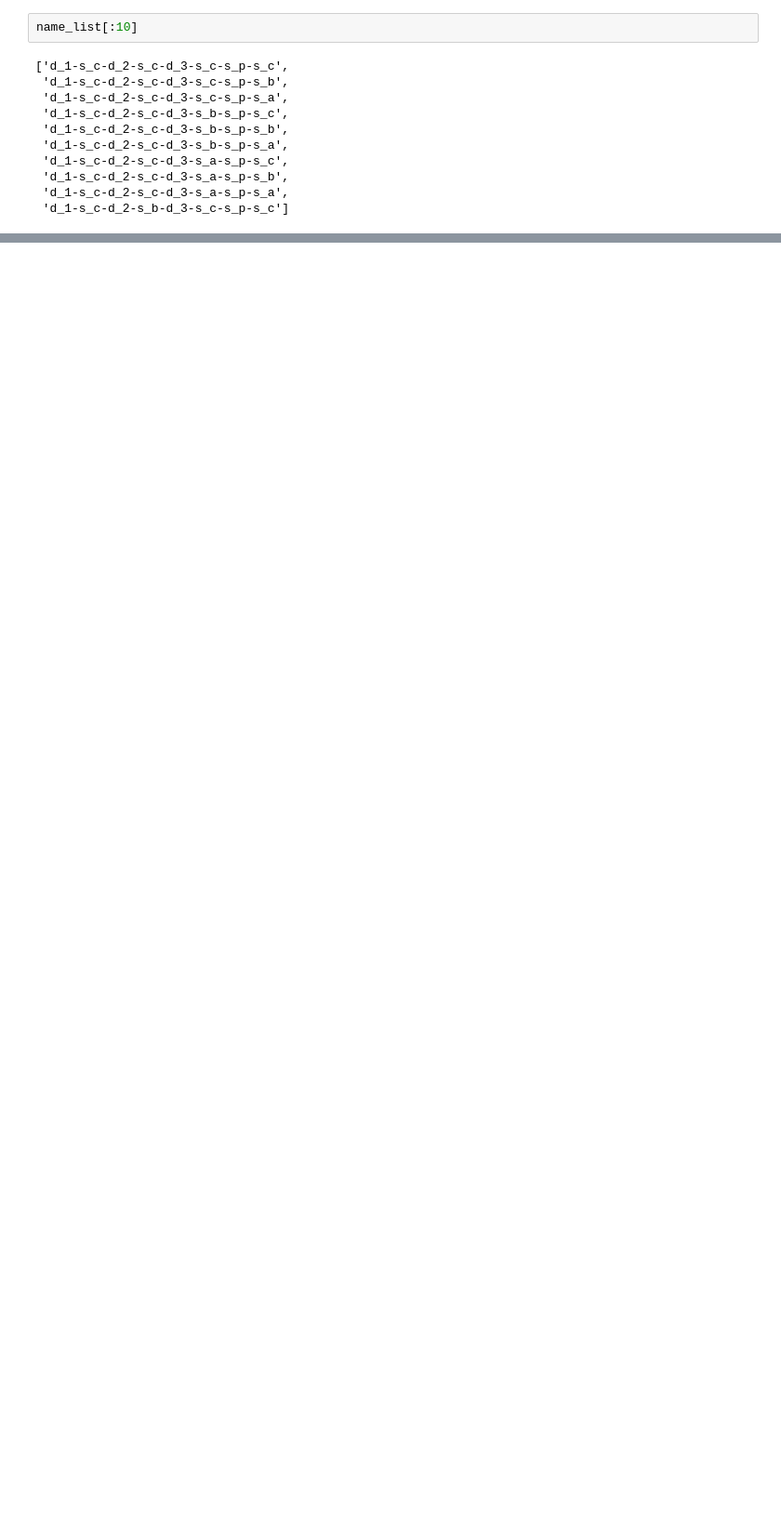
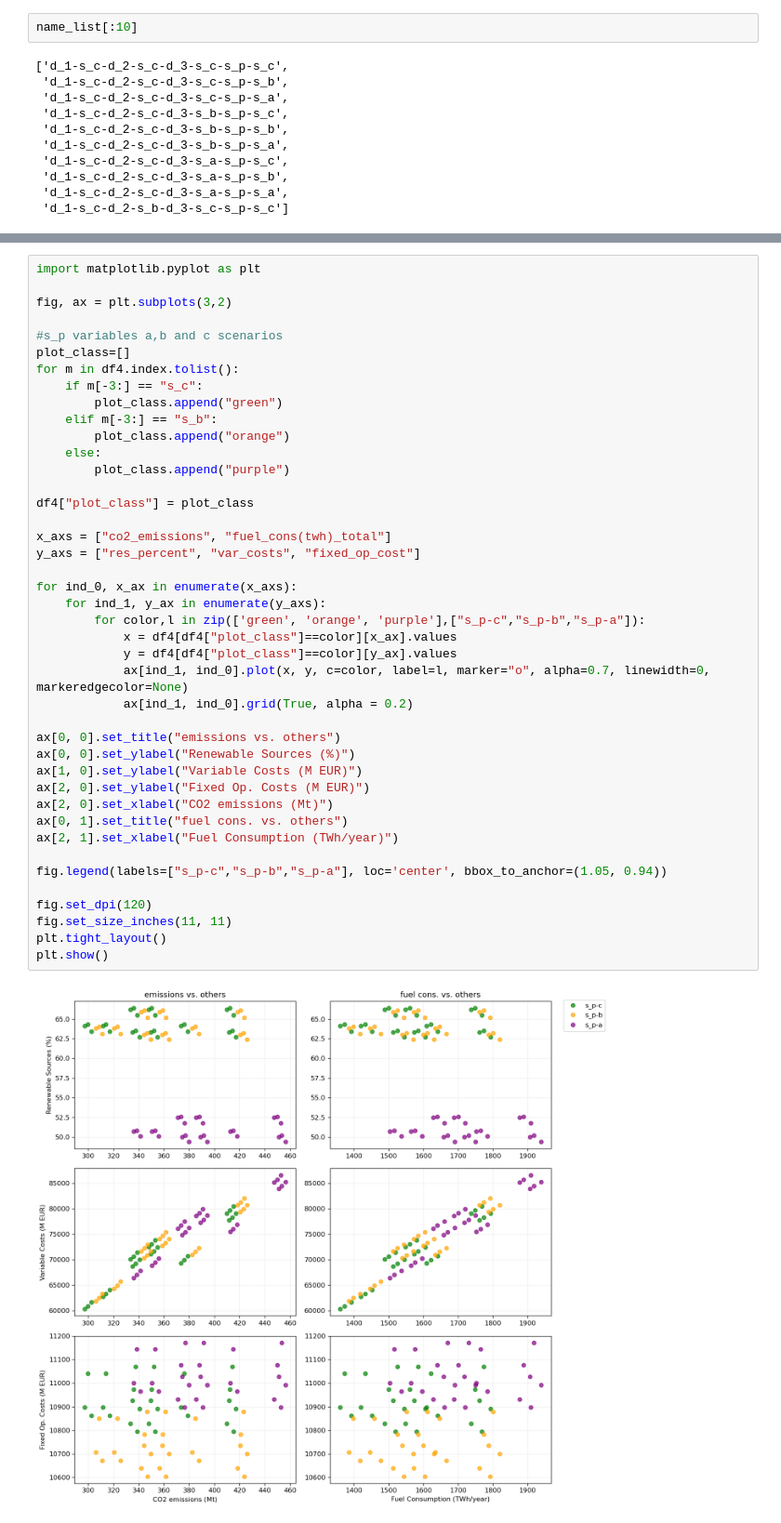
Before and after one commit to canitez01/EnergyPlan-python-automation, a Jupyter notebook: EnergyPLAN_scenario_automation_notebook.ipynb, the cells around one changed output, grey strips where cells are left out. Shown at 93% size. Drawn from its saved outputs; the diff is of its cells as text; blank space fills up the shorter version.

```diff
--- a/EnergyPLAN_scenario_automation_notebook.ipynb
+++ b/EnergyPLAN_scenario_automation_notebook.ipynb
@@ -391,0 +340,44 @@ plt.show()
+# %%
+import matplotlib.pyplot as plt
+
+fig, ax = plt.subplots(3,2)
+
+#s_p variables a,b and c scenarios
+plot_class=[]
+for m in df4.index.tolist():
+    if m[-3:] == "s_c":
+        plot_class.append("green")
+    elif m[-3:] == "s_b":
+        plot_class.append("orange")
+    else:
+        plot_class.append("purple")
+
+df4["plot_class"] = plot_class
+
+x_axs = ["co2_emissions", "fuel_cons(twh)_total"]
+y_axs = ["res_percent", "var_costs", "fixed_op_cost"]
+
+for ind_0, x_ax in enumerate(x_axs):
+    for ind_1, y_ax in enumerate(y_axs):
+        for color,l in zip(['green', 'orange', 'purple'],["s_p-c","s_p-b","s_p-a"]):
+            x = df4[df4["plot_class"]==color][x_ax].values
+            y = df4[df4["plot_class"]==color][y_ax].values
+            ax[ind_1, ind_0].plot(x, y, c=color, label=l, marker="o", alpha=0.7, linewidth=0, markeredgecolor=None)
+            ax[ind_1, ind_0].grid(True, alpha = 0.2)
+
+ax[0, 0].set_title("emissions vs. others")
+ax[0, 0].set_ylabel("Renewable Sources (%)")
+ax[1, 0].set_ylabel("Variable Costs (M EUR)")
+ax[2, 0].set_ylabel("Fixed Op. Costs (M EUR)")
+ax[2, 0].set_xlabel("CO2 emissions (Mt)")
+ax[0, 1].set_title("fuel cons. vs. others")
+ax[2, 1].set_xlabel("Fuel Consumption (TWh/year)")
+
+fig.legend(labels=["s_p-c","s_p-b","s_p-a"], loc='center', bbox_to_anchor=(1.05, 0.94))
+
+fig.set_dpi(120)
+fig.set_size_inches(11, 11)
+plt.tight_layout()
+plt.show()
+# %% [output]
+[figure, added]
```
Also changed, not shown: parts of 19 cells of this notebook.
